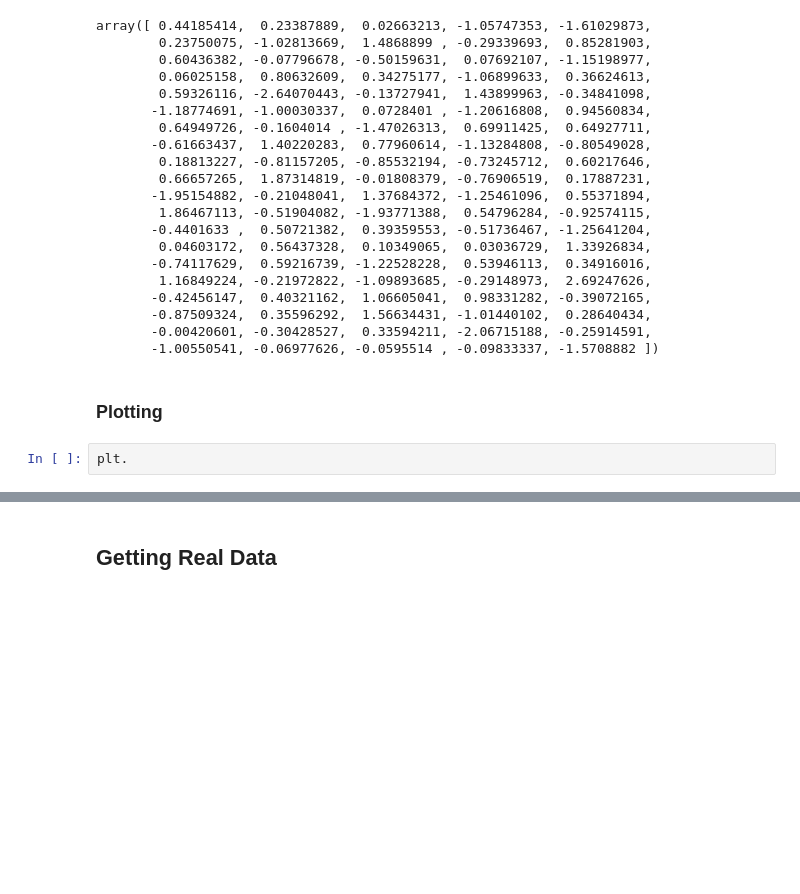
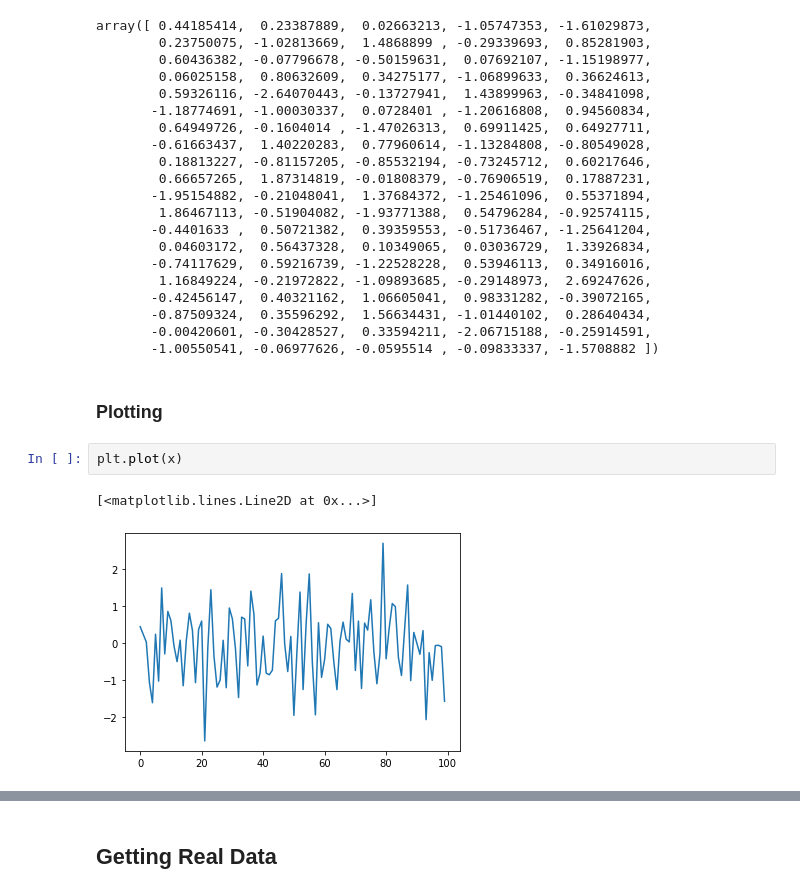
Before and after one commit to hank-butler/hf, a Jupyter notebook: quantopian/ch01-intro_to_research.ipynb, the cells around one changed output, grey strips where cells are left out. Cells and saved outputs as stored; diff of their text form; blank space fills up the shorter version.

Commit message:
playing around with matplotlib

```diff
--- a/quantopian/ch01-intro_to_research.ipynb
+++ b/quantopian/ch01-intro_to_research.ipynb
@@ -84,4 +84,7 @@ array([ 0.44185414,  0.23387889,  0.02663213, -1.05747353, -1.61029873,
 # %% [markdown]
 ### Plotting
 # %%
-plt.
+plt.plot(x)
+# %% [output]
+[<matplotlib.lines.Line2D at 0x...>]
+[figure, added]
```
Also changed, not shown: parts of 3 cells of this notebook.
